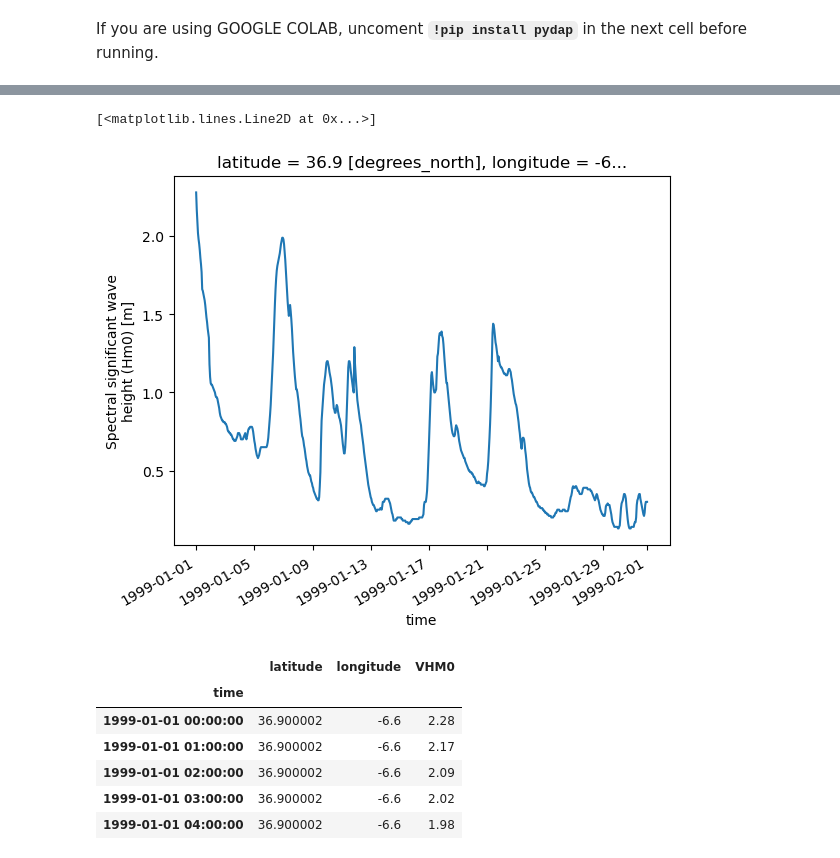
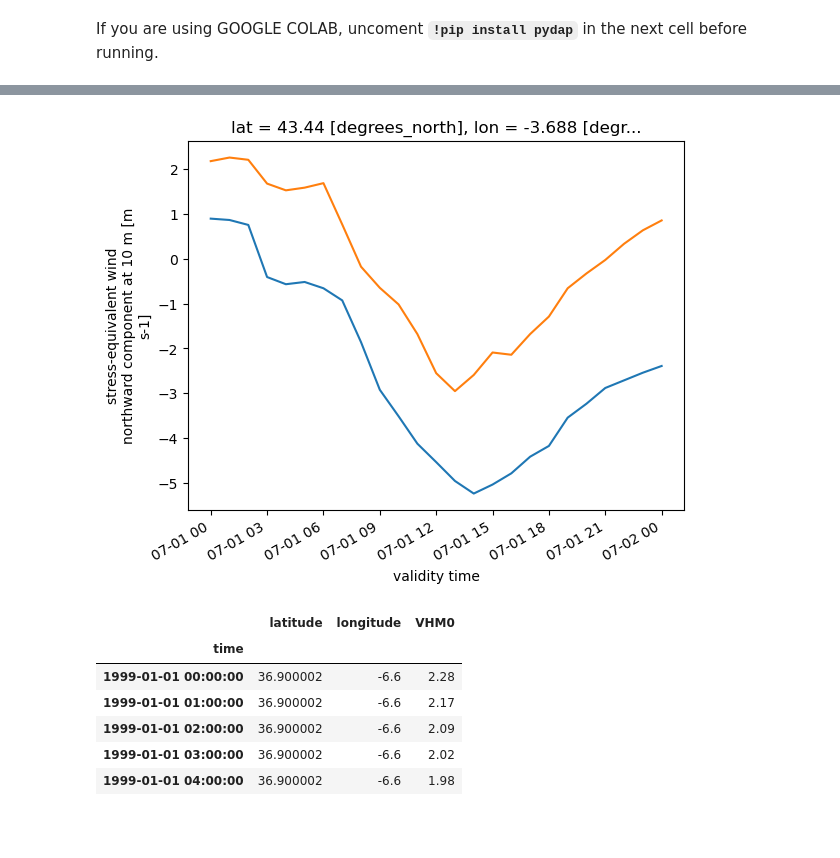
Before and after one commit to aragong/cmems_opendap, a Jupyter notebook: cmems_opendap.ipynb, the cells around one changed output, grey strips where cells are left out. Saved outputs shown, nothing was run; the diff lists cells and outputs as text; code cells hidden in the pictures; blank space fills up the shorter version.

```diff
--- a/cmems_opendap.ipynb
+++ b/cmems_opendap.ipynb
@@ -16,9 +16,9 @@
 Author: [German Aragon](https://ihcantabria.com/en/directorio-personal/investigador/german-aragon/) @ [IHCantabria](https://github.com/IHCantabria)
 # %%
 # Define dataset, username and password
-dataset_id = "cmems_mod_ibi_wav_my_0.05deg-2D_PT1H-i"
-username = "username"
-password = "password"
+dataset_id = "cmems_obs-wind_glo_phy_nrt_l4_0.125deg_PT1H"
+username = "garagon"
+password = "wrHZeS5V"
 # %% [markdown]
 If you are using GOOGLE COLAB, uncoment **`!pip install pydap`** in the next cell before running.
 # %%
@@ -117,6 +98,6 @@ Data variables:
 # %%
 # Make temporal subset
-subset_ds = subset_ds.sel(time=slice(datetime(1999,1,1), datetime(1999,2,1)))
+subset_ds = ds.sel(time=slice(datetime(2022,7,1), datetime(2022,7,2)))
 subset_ds
 # %% [output]
 <xarray.Dataset>
@@ -129,0 +120,10 @@ Data variables:
+# %%
+# Select 1 variable of the 17 available
+subset_ds = subset_ds.get(["eastward_wind","northward_wind"])
+
+# # You need to use dataset class to write in several netcdf files... I do not know if you can do it with datarray class.
+# subset_ds = subset_ds.to_dataset()
+
+# Make spatial subset to nearest input point
+subset_ds = subset_ds.sel(lon=-3.75, lat=43.48, method="nearest")
+subset_ds
@@ -130,9 +148,12 @@ Data variables:
 # %%
 # Plot
-subset_ds["VHM0"].plot()
+subset_ds["eastward_wind"].plot()
+subset_ds["northward_wind"].plot()
+
+df = subset_ds.to_dataframe()
+df.to_csv("wind.csv")
 # %% [output]
-[<matplotlib.lines.Line2D at 0x...>]
-[figure, old version]
+[figure, new version]
 # %%
 # Write netcdf
 subset_ds.to_netcdf("VHM0.nc")
```
Also changed, not shown: parts of 4 cells of this notebook.
